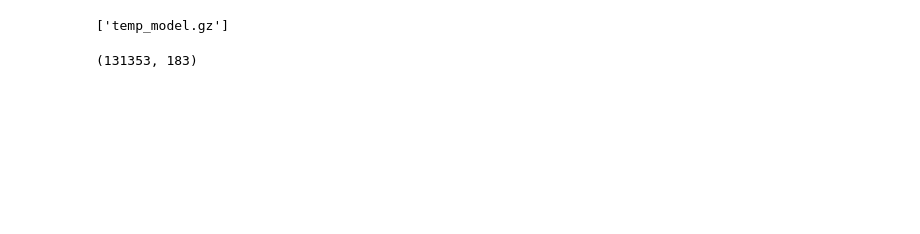
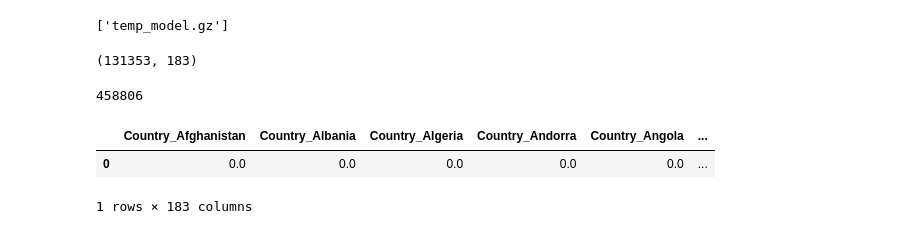
Before and after one commit to MalikTheHacker/climate_change, a Jupyter notebook: notebooka779c08a8f.ipynb, the cells around one changed output. Drawn from its saved outputs; the diff is of its cells as text; code cells hidden in the pictures; blank space fills up the shorter version.

```diff
--- a/notebooka779c08a8f.ipynb
+++ b/notebooka779c08a8f.ipynb
@@ -246,7 +248,9 @@ countries_df = countries_df.drop("AverageTemperatureUncertainty", axis=1)
 # %%
 # prepare data for model
 
-countries_df["dt"] = pd.to_datetime(countries_df["dt"] )
+# countries_df["dt"] = pd.to_datetime(countries_df["dt"] )
+
+countries_df["dt"] =countries_df["dt"].apply(lambda x:datetime.strptime(x,'%Y-%m-%d'))
 # %%
 countries_df.dtypes
 # %% [output]
@@ -363,3 +367,23 @@ dump(model, "temp_model.gz")
 X_test.shape
 # %% [output]
 (131353, 183)
+# %%
+# TEST
+
+country = "Zimbabwe"
+date = datetime.strptime("3000-01-01", "%Y-%m-%d")
+
+encoded_country = encoder.transform([[country]])
+encoded_country_df = pd.DataFrame(encoded_country, columns=encoder.get_feature_names_out())
+
+
+days_diff = int(abs(min_date_val.to_pydatetime() - date).days)
+print(days_diff)
+new_country_input = pd.concat([encoded_country_df, pd.DataFrame({"days since": [days_diff]})], axis=1)
+
+new_country_input
+# %% [output]
+458806
+|  | Country_Afghanistan | Country_Albania | Country_Algeria | Country_Andorra | Country_Angola | ... |
+| 0 | 0.0 | 0.0 | 0.0 | 0.0 | 0.0 | ... |
+1 rows × 183 columns
```
Also changed, not shown: parts of 3 cells of this notebook, 3 other files.
